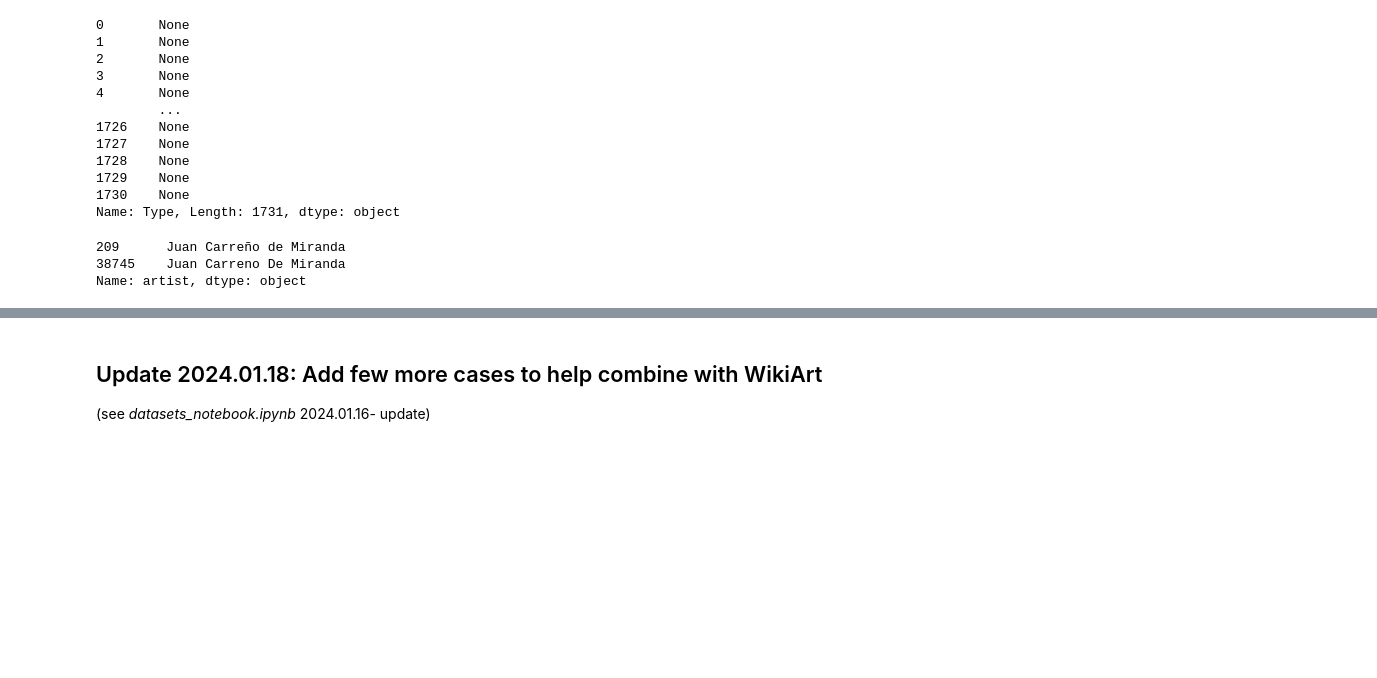
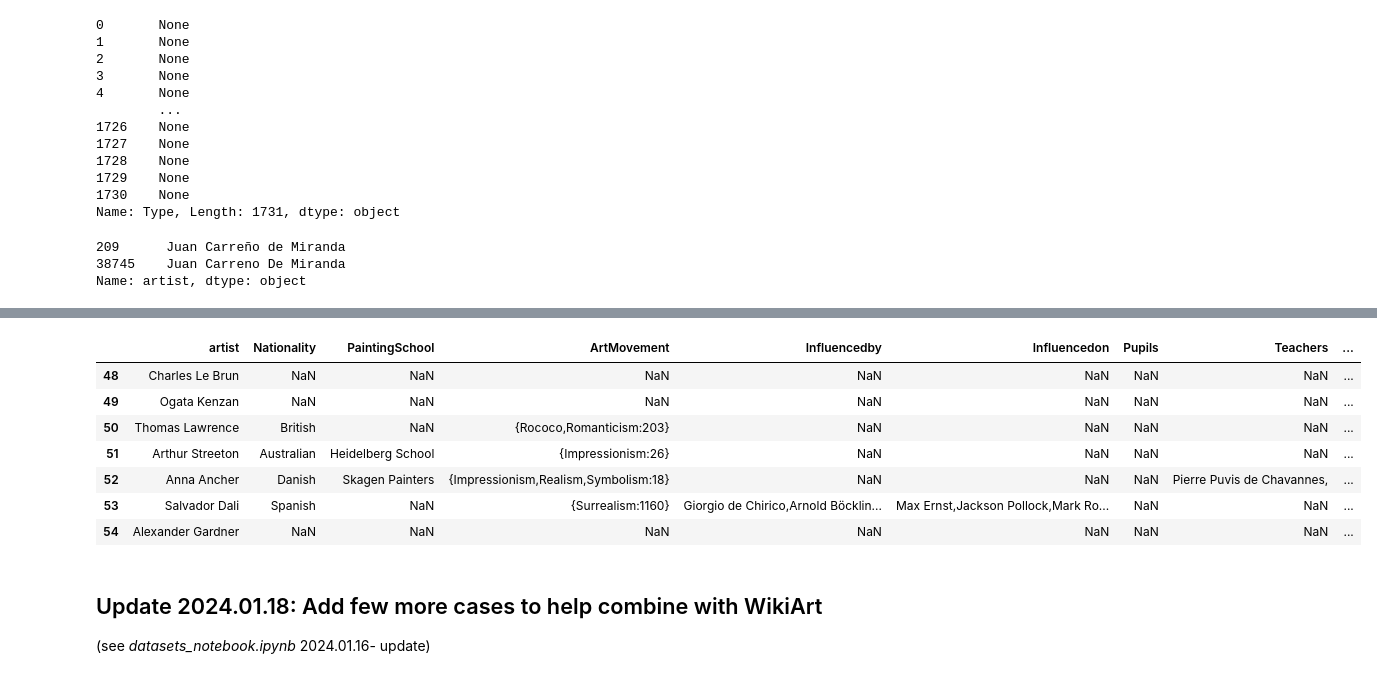
Before and after one commit to me9hanics/PainterPalette, a Jupyter notebook: art500k_updates.ipynb, the cells around one changed output, grey strips where cells are left out. Saved outputs shown, nothing was run; the diff lists cells and outputs as text; code cells hidden in the pictures; blank space fills up the shorter version.

```diff
--- a/art500k_updates.ipynb
+++ b/art500k_updates.ipynb
@@ -320,0 +323,8 @@ Name: artist, dtype: object
+# %%
+import numpy as np
+import pandas as pd
+
+url_v_01_10 = "https://raw.githubusercontent.com/me9hanics/PainterPalette/main/datasets/saves/art500k_artists_0_2.csv"
+art500k_artists = pd.read_csv(url_v_01_10, dtype={'Type': str})
+
+import helper_functions  #From helper_functions.py
@@ -320,0 +333,31 @@ Name: artist, dtype: object
+# %%
+#NOTE: this is now placed in the helper_functions.py file
+from helper_functions import row_contains_values_switch
+
+#Switch function: #NOTE: A more general, word switch function is now placed in the helper_functions.py file
+def switch_function_exclude_main(row_as_series, column_name):
+    import re
+    row = row_as_series.copy()
+
+    if not isinstance(row_as_series['column_name'], str): #For example, if it is NaN (float)
+        return row
+
+    if column_name == "Places":
+        row[column_name] = row_as_series[column_name].replace(", Main", "").replace(" Main,","")#Deal with all cases (beginning, end, middle)
+        if row[column_name] == "Main":#One case can happen: if there is only one place, "Main"
+            row[column_name] = ""
+    if column_name == "PlacesYears":
+        expressions = re.findall(r"Main:\d+-\d+|$", row_as_series[column_name])
+        expression = expressions[0] if len(expressions) > 0 else ""
+        if expression != "":
+            row[column_name] = row_as_series[column_name].replace(","+expression, "").replace(expression+",","")
+            if row[column_name] == expression: #If only one place, "Main"
+                row[column_name] = ""
+    if column_name == "PlacesCount":
+        expressions = re.findall(r"\{Main:\d+\}", row_as_series[column_name])
+        expression = expressions[0] if len(expressions) > 0 else ""
+        if expression != "":
+            row[column_name] = row_as_series[column_name].replace(","+expression, "").replace(expression+",","")
+            if row[column_name] == expression:
+                row[column_name] = ""
+    return row
@@ -321,3 +411,14 @@ Name: artist, dtype: object
+# %%
+art500k_artists[48:55].apply(lambda row: row_contains_values_switch(row,columns = ["Places", "PlacesYears", "PlacesCount"], texts=["Main"], exceptions=["Maine", "am Main","Germain"], switch_function=switch_function_exclude_main), axis=1)
+# %% [output]
+|  | artist | Nationality | PaintingSchool | ArtMovement | Influencedby | Influencedon | Pupils | Teachers | ... |
+| 48 | Charles Le Brun | NaN | NaN | NaN | NaN | NaN | NaN | NaN | ... |
+| 49 | Ogata Kenzan | NaN | NaN | NaN | NaN | NaN | NaN | NaN | ... |
+| 50 | Thomas Lawrence | British | NaN | {Rococo,Romanticism:203} | NaN | NaN | NaN | NaN | ... |
+| 51 | Arthur Streeton | Australian | Heidelberg School | {Impressionism:26} | NaN | NaN | NaN | NaN | ... |
+| 52 | Anna Ancher | Danish | Skagen Painters | {Impressionism,Realism,Symbolism:18} | NaN | NaN | NaN | Pierre Puvis de Chavannes, | ... |
+| 53 | Salvador Dali | Spanish | NaN | {Surrealism:1160} | Giorgio de Chirico,Arnold Böcklin... | Max Ernst,Jackson Pollock,Mark Ro... | NaN | NaN | ... |
+| 54 | Alexander Gardner | NaN | NaN | NaN | NaN | NaN | NaN | NaN | ... |
 # %% [markdown]
 ## Update 2024.01.18: Add few more cases to help combine with WikiArt
 
```
Also changed, not shown: parts of 7 cells of this notebook.
